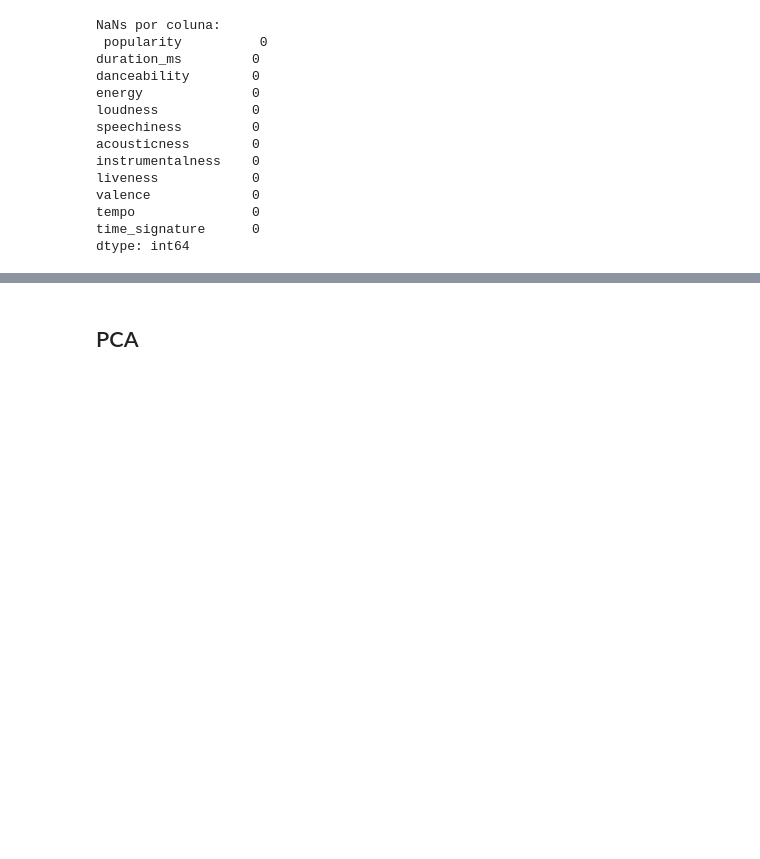
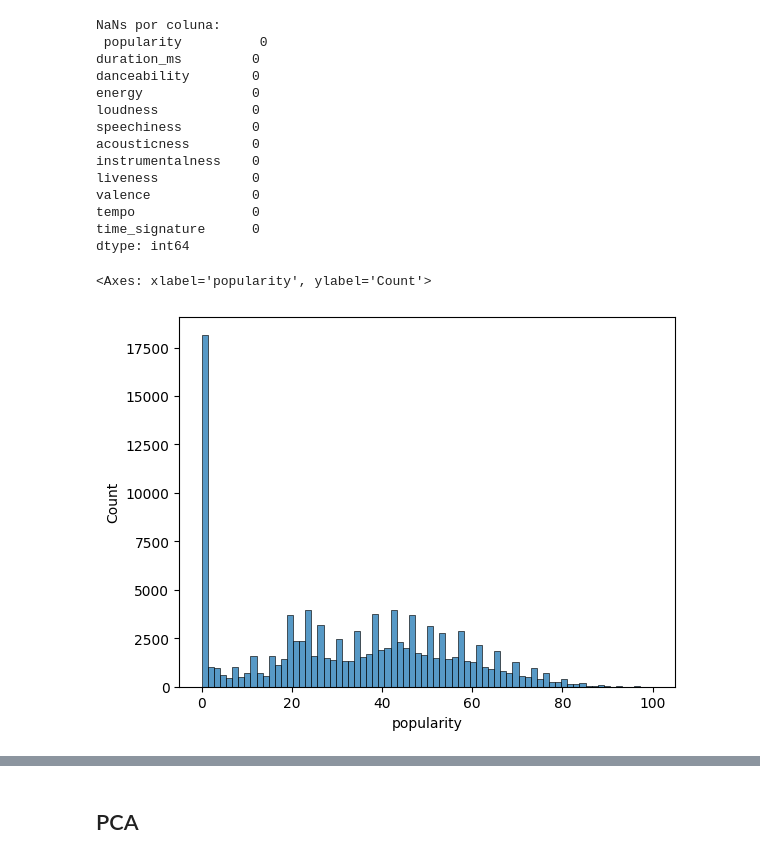
Before and after one commit to giu-garrido/projeto-integrador-5-semestre, a Jupyter notebook: analise_do_dataset.ipynb, the cells around one changed output, grey strips where cells are left out. Drawn from its saved outputs; the diff is of its cells as text; code cells hidden in the pictures; blank space fills up the shorter version.

```diff
--- a/analise_do_dataset.ipynb
+++ b/analise_do_dataset.ipynb
@@ -112,3 +124,8 @@ valence             0
 tempo               0
 time_signature      0
 dtype: int64
+# %%
+sns.histplot(df['popularity'])
+# %% [output]
+<Axes: xlabel='popularity', ylabel='Count'>
+[figure, added]
```
Also changed, not shown: parts of 8 cells of this notebook.
